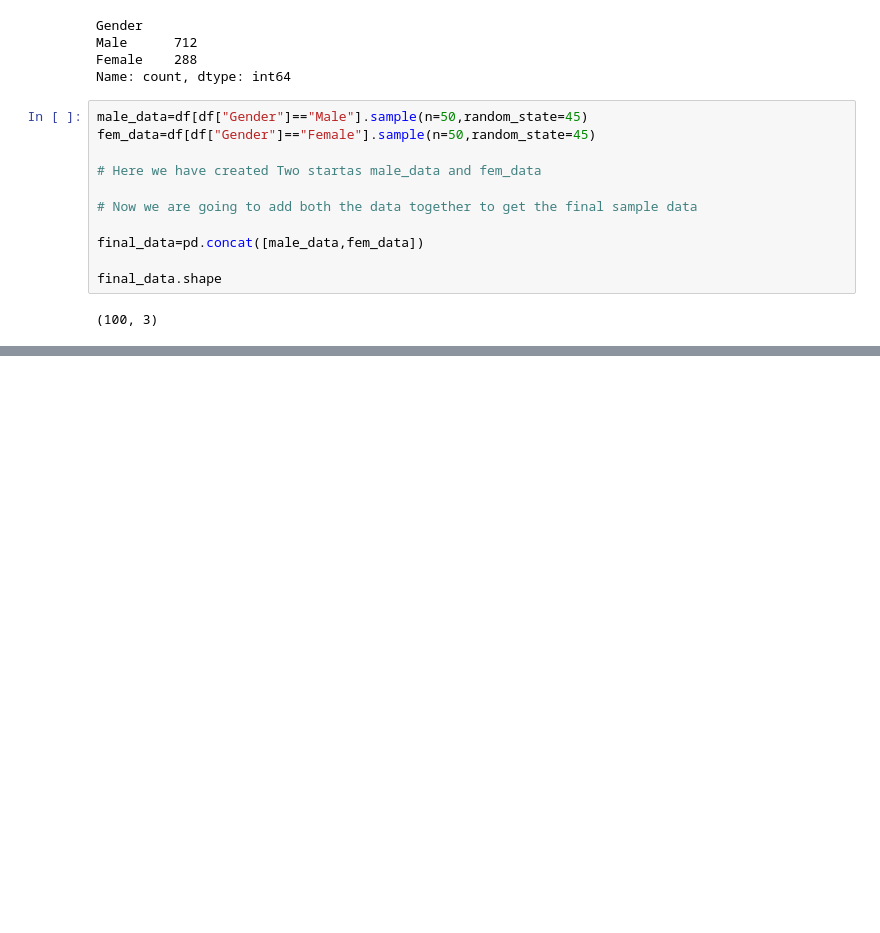
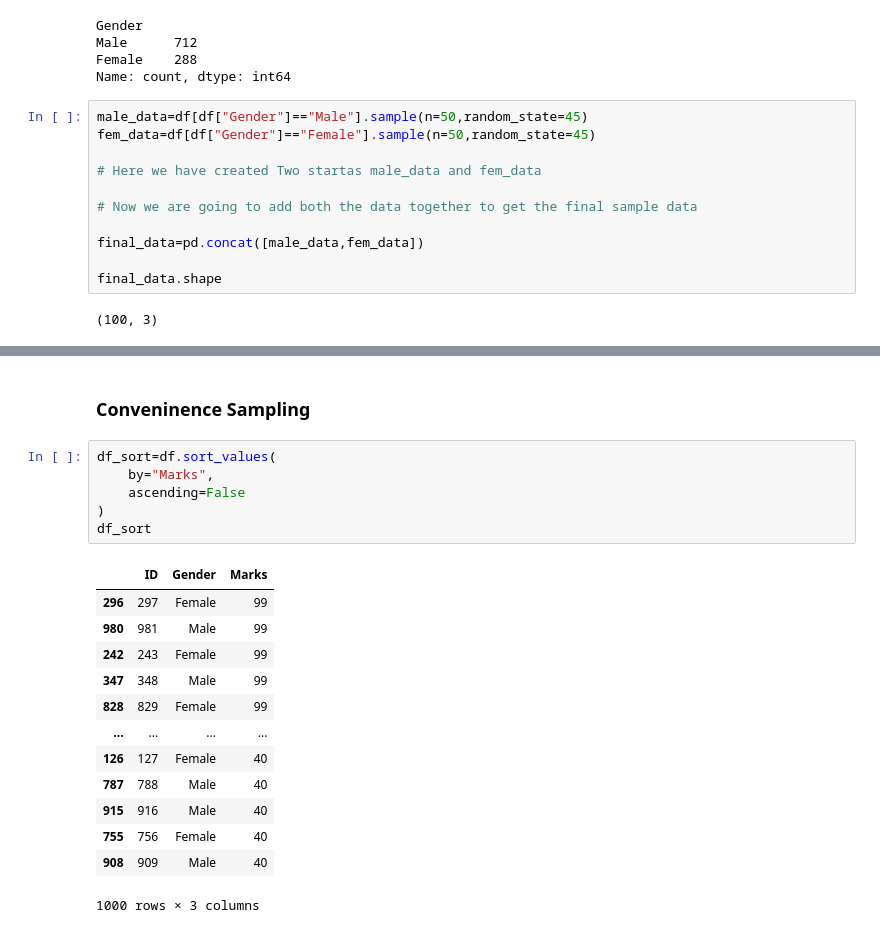
Before and after one commit to priyvrat3005/DataScience_SVCE, a Jupyter notebook: Visual.ipynb, the cells around one changed output, grey strips where cells are left out. Saved outputs shown, nothing was run; the diff lists cells and outputs as text; blank space fills up the shorter version.

```diff
--- a/Visual.ipynb
+++ b/Visual.ipynb
@@ -123,0 +142,22 @@ final_data.shape
+# %% [markdown]
+### Conveninence Sampling
+# %%
+df_sort=df.sort_values(
+    by="Marks",
+    ascending=False
+)
+df_sort
+# %% [output]
+|  | ID | Gender | Marks |
+| 296 | 297 | Female | 99 |
+| 980 | 981 | Male | 99 |
+| 242 | 243 | Female | 99 |
+| 347 | 348 | Male | 99 |
+| 828 | 829 | Female | 99 |
+| ... | ... | ... | ... |
+| 126 | 127 | Female | 40 |
+| 787 | 788 | Male | 40 |
+| 915 | 916 | Male | 40 |
+| 755 | 756 | Female | 40 |
+| 908 | 909 | Male | 40 |
+1000 rows × 3 columns
```
Also changed, not shown: parts of 8 cells of this notebook.
